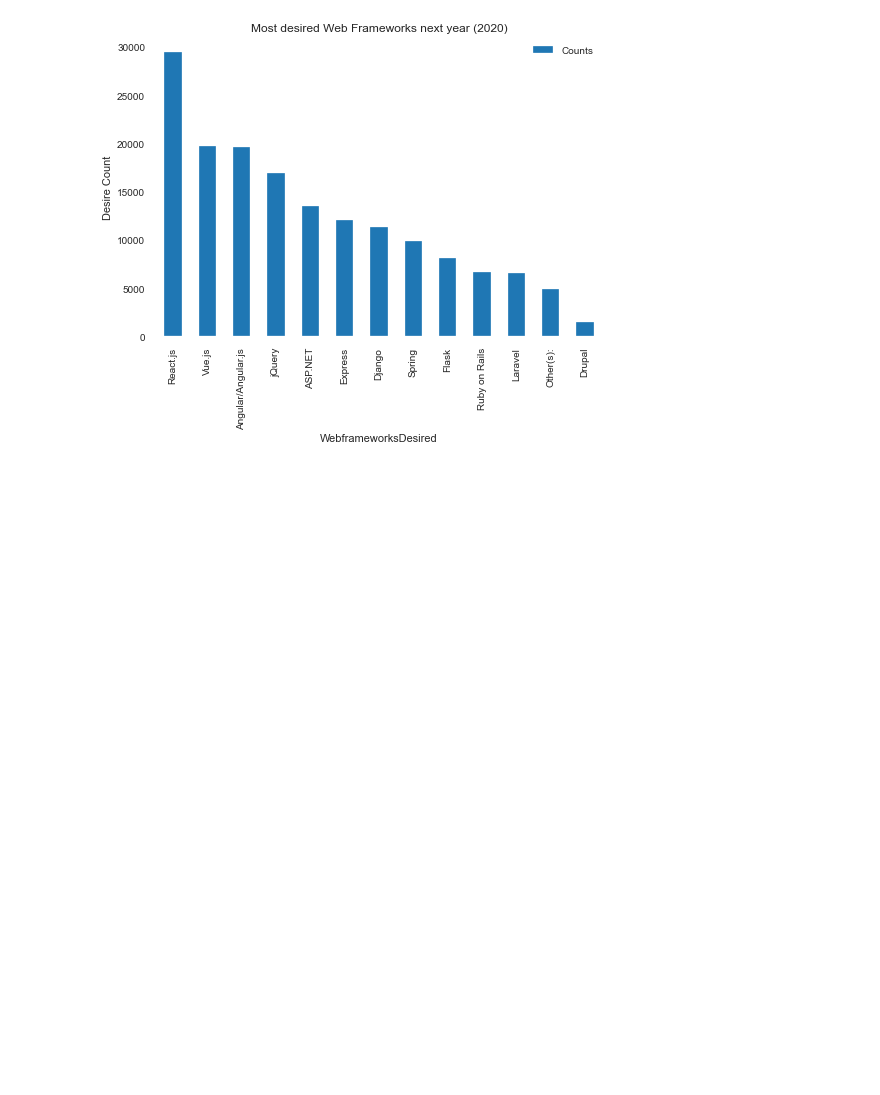
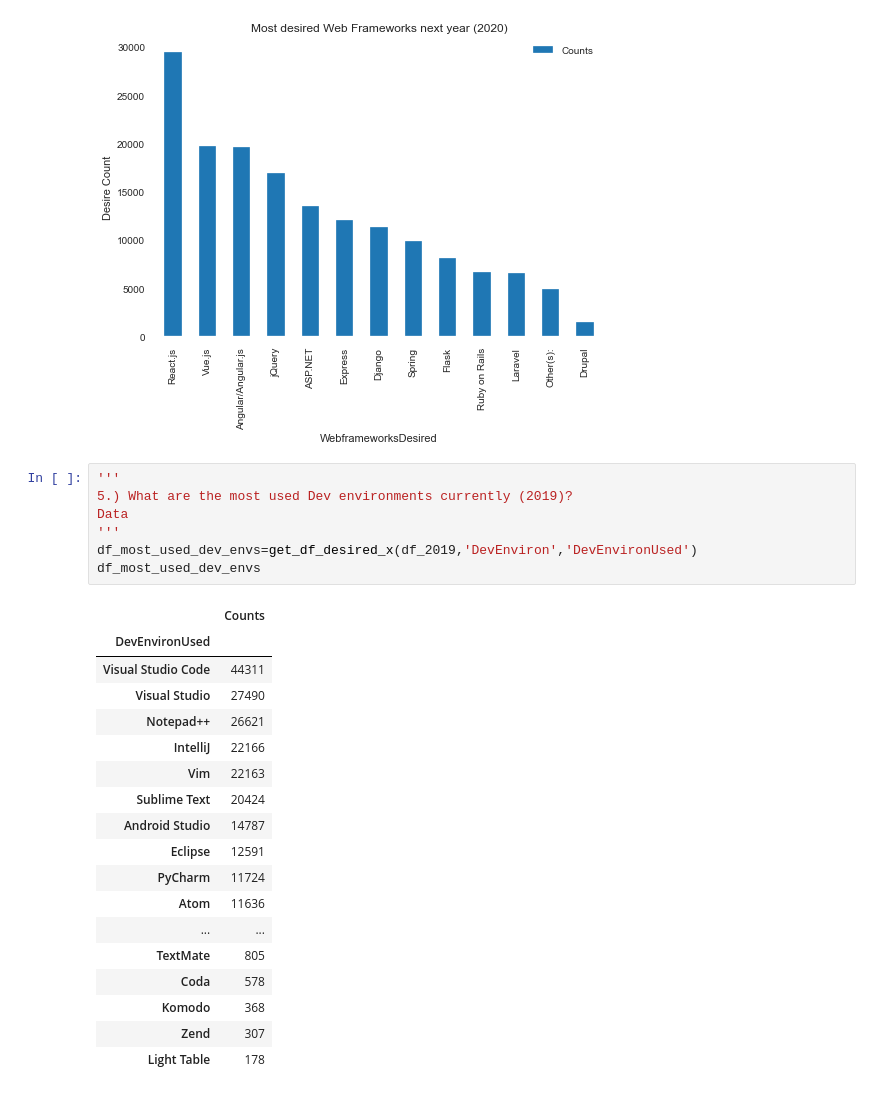
Before and after one commit to vsumanbabu/stackoverflow-developer-surveys, a Jupyter notebook: main/MostDesiredSoftwares.ipynb, the cells around one changed output. Cells and saved outputs as stored; diff of their text form; blank space fills up the shorter version.

```diff
--- a/main/MostDesiredSoftwares.ipynb
+++ b/main/MostDesiredSoftwares.ipynb
@@ -238,3 +238,29 @@ plt.show()
 # %% [output]
 <Figure size 576x396 with 0 Axes>
 [figure]
+# %%
+'''
+5.) What are the most used Dev environments currently (2019)?
+Data
+'''
+df_most_used_dev_envs=get_df_desired_x(df_2019,'DevEnviron','DevEnvironUsed')
+df_most_used_dev_envs
+# %% [output]
+|  | Counts |
+| DevEnvironUsed |  |
+| Visual Studio Code | 44311 |
+| Visual Studio | 27490 |
+| Notepad++ | 26621 |
+| IntelliJ | 22166 |
+| Vim | 22163 |
+| Sublime Text | 20424 |
+| Android Studio | 14787 |
+| Eclipse | 12591 |
+| PyCharm | 11724 |
+| Atom | 11636 |
+| ... | ... |
+| TextMate | 805 |
+| Coda | 578 |
+| Komodo | 368 |
+| Zend | 307 |
+| Light Table | 178 |
```
Also changed, not shown: parts of 3 cells of this notebook.
